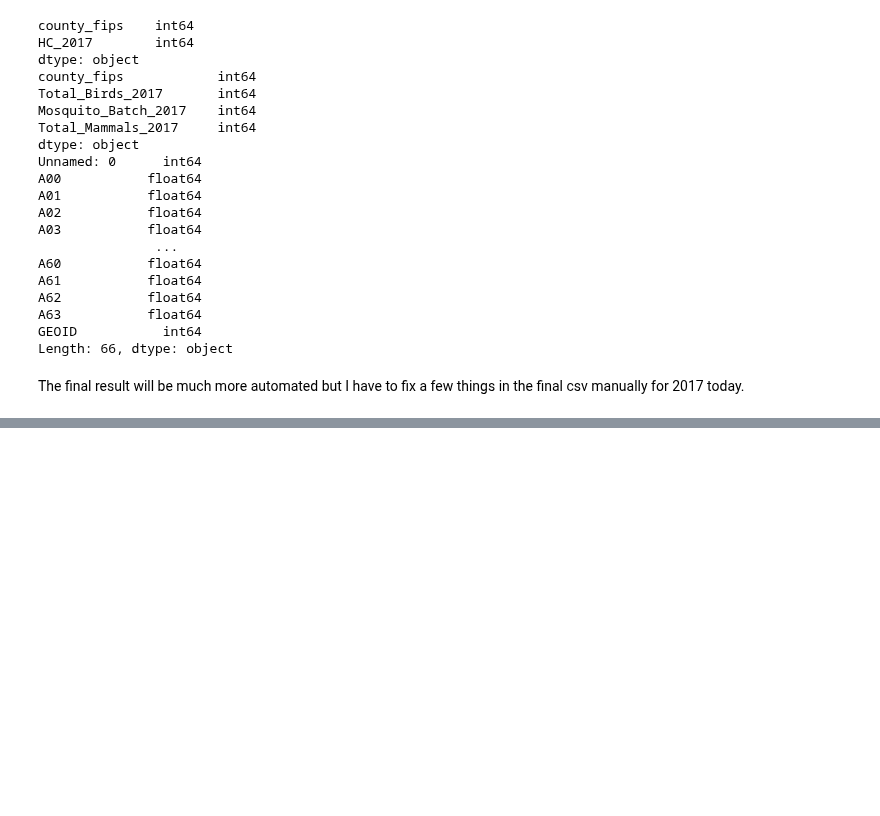
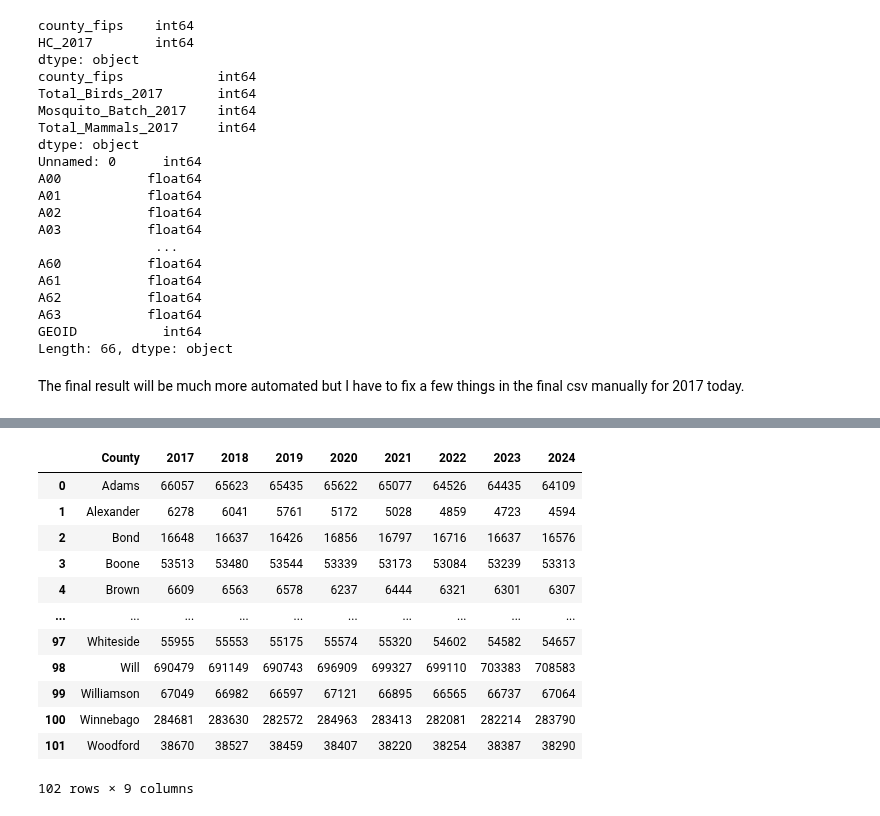
Before and after one commit to Amoreno73/wnv_embeddings, a Jupyter notebook: data_cleaning.ipynb, the cells around one changed output, grey strips where cells are left out. Drawn from its saved outputs; the diff is of its cells as text; code cells hidden in the pictures; blank space fills up the shorter version.

```diff
--- a/data_cleaning.ipynb
+++ b/data_cleaning.ipynb
@@ -202,0 +321,4 @@ df_all_cases.to_csv("embeddings_and_target_2017_counties.csv", index=False)
+# %%
+# it is clear that the "HC_2017" values are wrong here, so I need to correct it and then normalize based on popln
+df_pop = pd.read_csv("./input/total_population_data_2017_to_2024.csv")
+df_pop.head()
@@ -202,0 +332,28 @@ df_all_cases.to_csv("embeddings_and_target_2017_counties.csv", index=False)
+# %%
+df_pop["County"] = (
+  df_pop["County"]
+  .str.replace(r"^\.", "", regex=True)
+  .str.replace(r",.*$", "", regex=True)
+  .str.replace("County","")
+  .str.strip()
+)
+year_cols = ['2017', '2018', '2019', '2020', '2021', '2022', '2023','2024']
+
+df_pop["County"].unique()
+df_pop[year_cols] = df_pop[year_cols].apply(lambda x: x.astype(str).str.replace(",",""))
+df_pop[year_cols] = df_pop[year_cols].apply(pd.to_numeric)
+df_pop
+# %% [output]
+|  | County | 2017 | 2018 | 2019 | 2020 | 2021 | 2022 | 2023 | 2024 |
+| 0 | Adams | 66057 | 65623 | 65435 | 65622 | 65077 | 64526 | 64435 | 64109 |
+| 1 | Alexander | 6278 | 6041 | 5761 | 5172 | 5028 | 4859 | 4723 | 4594 |
+| 2 | Bond | 16648 | 16637 | 16426 | 16856 | 16797 | 16716 | 16637 | 16576 |
+| 3 | Boone | 53513 | 53480 | 53544 | 53339 | 53173 | 53084 | 53239 | 53313 |
+| 4 | Brown | 6609 | 6563 | 6578 | 6237 | 6444 | 6321 | 6301 | 6307 |
+| ... | ... | ... | ... | ... | ... | ... | ... | ... | ... |
+| 97 | Whiteside | 55955 | 55553 | 55175 | 55574 | 55320 | 54602 | 54582 | 54657 |
+| 98 | Will | 690479 | 691149 | 690743 | 696909 | 699327 | 699110 | 703383 | 708583 |
+| 99 | Williamson | 67049 | 66982 | 66597 | 67121 | 66895 | 66565 | 66737 | 67064 |
+| 100 | Winnebago | 284681 | 283630 | 282572 | 284963 | 283413 | 282081 | 282214 | 283790 |
+| 101 | Woodford | 38670 | 38527 | 38459 | 38407 | 38220 | 38254 | 38387 | 38290 |
+102 rows × 9 columns
```
Also changed, not shown: parts of 16 cells of this notebook, 6 other files.
